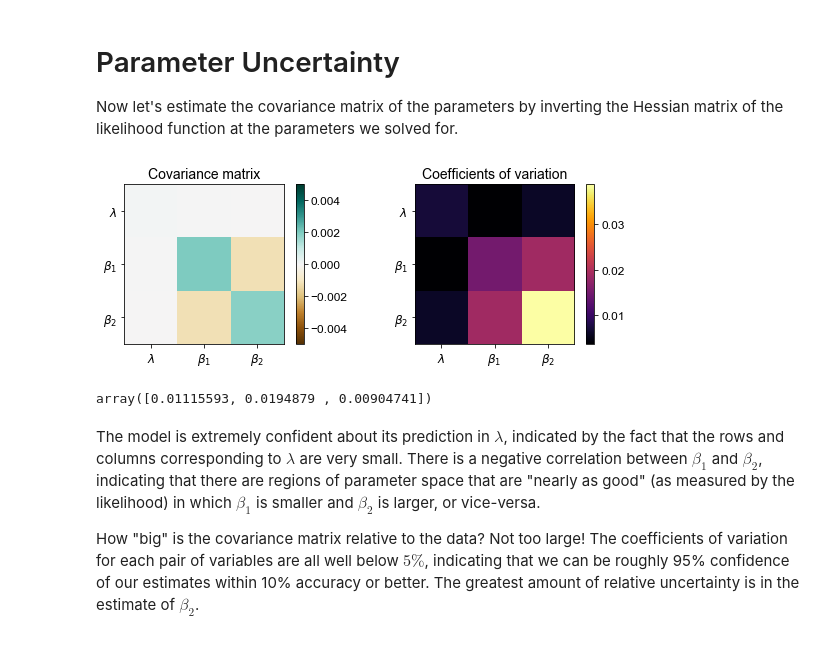
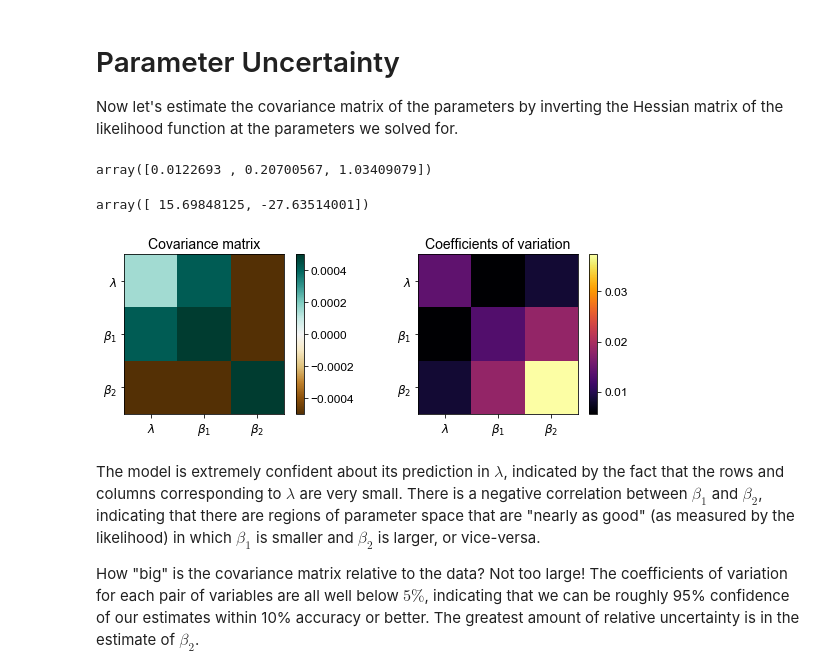
Before and after one commit to PhilChodrow/prestige_reinforcement, a Jupyter notebook: refactor_math_PhD.ipynb, the cells around one changed output. Cells and saved outputs as stored; diff of their text form; code cells hidden in the pictures.

```diff
--- a/refactor_math_PhD.ipynb
+++ b/refactor_math_PhD.ipynb
@@ -31,8 +37,8 @@ First we read the data. In order to ensure connectedness of the endorsement matr
 # %%
 data_dir = 'data/PhD Exchange Network Data/'
 
-top_n = 70
-T, labels, timesteps = prep_math_phd(data_dir, top_n = top_n)
+n = 70
+T, labels, timesteps = prep_math_phd(data_dir, top_n = n)
 
 # T is a sequence of 61 matrices of size 100 x 100, one for each year 1946-2006
 # T.shape, timesteps
@@ -97,0 +110,23 @@ computing parameter vector beta
+# %%
+# degree-based inference: this call should be faster
+
+L_deg = learner()
+
+L_deg.set_score(
+    score_function = lambda A: A.sum(axis = 0)
+)
+
+L_deg.set_features([
+    lambda s: linear_feature(np.sqrt(s/s.sum())),
+    lambda s: quadratic_feature(np.sqrt(s/s.sum()))
+])
+
+L_deg.set_data(T, A0)
+
+
+pars_deg = L_deg.ML(lam0 = .7,
+           alpha0 = 10**(-4),
+           tol = 10**(-1),
+           step_cap = .05,
+           print_updates = True)
+pars_deg
@@ -105,3 +185,6 @@ feature_fun = SR_quadratic_feature
+# %%
+pars = pars_deg
+L = L_deg
 # %% [markdown]
 # Parameter Uncertainty
 
@@ -109,41 +192,39 @@ Now let's estimate the covariance matrix of the parameters by inverting the Hess
 # %%
 # again might take a little while
 
-H = estimate_hessian(T, A0, feature_fun, pars['lam'], pars['beta'])
+H = L.estimate_hessian(pars['lam'], pars['beta'])
 V = np.linalg.inv(-H) # covariance matrix
 np.sqrt(np.diag(V))
+# %% [output]
+array([0.0122693 , 0.20700567, 1.03409079])
+# %%
+pars['beta']
+# %% [output]
+array([ 15.69848125, -27.63514001])
 # %%
 fig = plt.figure(figsize = (8, 3))
 ax = fig.add_subplot(121)
-im = ax.imshow(V, cmap = 'BrBG', vmin = -0.005, vmax = 0.005) # estimated covariance matrix
+im = ax.imshow(V, cmap = 'BrBG', vmin = -0.0005, vmax = 0.0005) # estimated covariance matrix
 plt.colorbar(im)
 t = ax.set_title('Covariance matrix')
 plt.xticks([0,1,2], [r'$\lambda$', r'$\beta_1$', r'$\beta_2$'])
 plt.yticks([0,1,2], [r'$\lambda$', r'$\beta_1$', r'$\beta_2$'])
 
 ax = fig.add_subplot(122)
-p = np.concatenate((pars['lam'], pars['beta']))
+p = np.concatenate(([pars['lam']], pars['beta']))
 im = ax.imshow(np.sqrt(V/np.outer(p,p)), cmap = 'inferno')    # coefficient of variation
 plt.colorbar(im)
 
 plt.xticks([0,1,2], [r'$\lambda$', r'$\beta_1$', r'$\beta_2$'])
 plt.yticks([0,1,2], [r'$\lambda$', r'$\beta_1$', r'$\beta_2$'])
 
 t = ax.set_title('Coefficients of variation')
 
 plt.tight_layout()
 
 plt.savefig('fig/math_phd_cv.png', dpi = 300)
 # %% [output]
-[figure, old version]
+[figure, new version]
-# %%
-# again might take a little while
-
-H = estimate_hessian(T, A0, degree_quadratic_feature, pars_deg['lam'], pars_deg['beta'])
-V = np.linalg.inv(-H) # covariance matrix
-np.sqrt(np.diag(V))
-# %% [output]
-array([0.01115593, 0.0194879 , 0.00904741])
 # %% [markdown]
 The model is extremely confident about its prediction in $\lambda$, indicated by the fact that the rows and columns corresponding to $\lambda$ are very small. There is a negative correlation between $\beta_1$ and $\beta_2$, indicating that there are regions of parameter space that are "nearly as good" (as measured by the likelihood) in which $\beta_1$ is smaller and $\beta_2$ is larger, or vice-versa.
 
```
Also changed, not shown: parts of 13 cells of this notebook, 6 other files.
